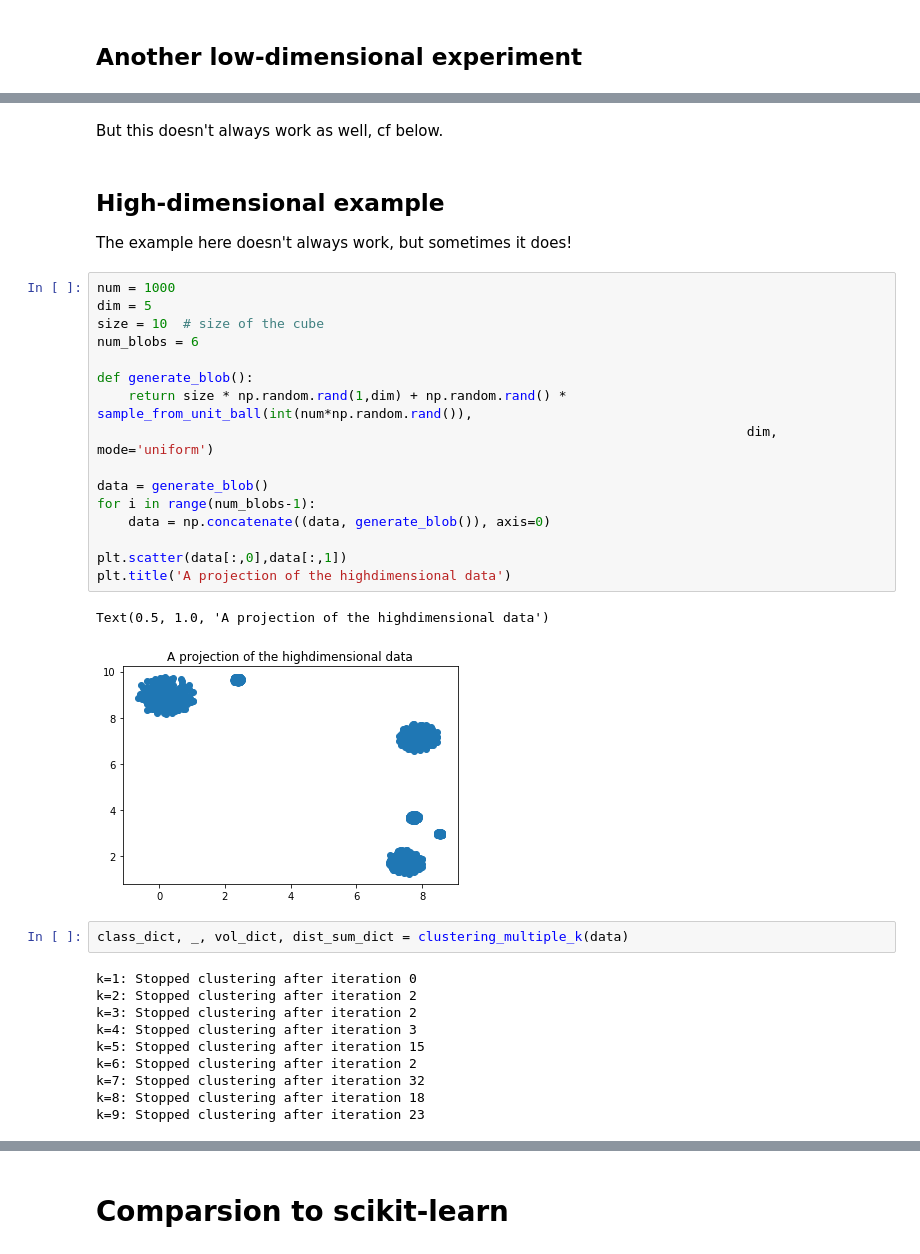
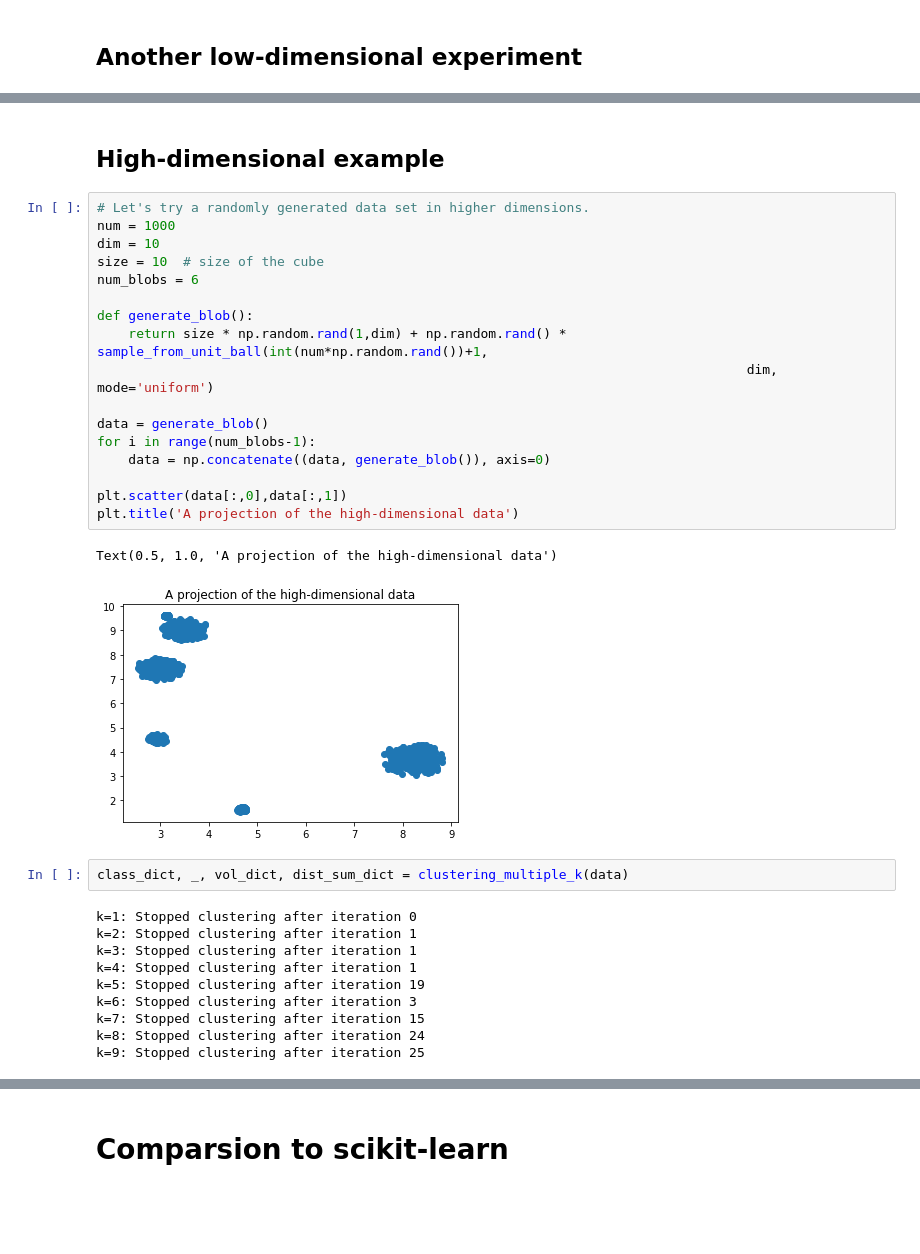
Before and after one commit to pasc85/clustering_easy_k_optimisation, a Jupyter notebook: clustering_easy_k_optimisation.ipynb, the cells around one changed output, grey strips where cells are left out. Saved outputs shown, nothing was run; the diff lists cells and outputs as text; blank space fills up the shorter version.

```diff
--- a/clustering_easy_k_optimisation.ipynb
+++ b/clustering_easy_k_optimisation.ipynb
@@ -169,40 +176,37 @@ Text(0.5, 1.0, 'k=3')
-# %% [markdown]
-But this doesn't always work as well, cf below.
-# %% [markdown]
-## High-dimensional example
-
-The example here doesn't always work, but sometimes it does!
+# %% [markdown]
+## High-dimensional example
 # %%
+# Let's try a randomly generated data set in higher dimensions.
 num = 1000
-dim = 5
+dim = 10
 size = 10  # size of the cube
 num_blobs = 6
 
 def generate_blob():
-    return size * np.random.rand(1,dim) + np.random.rand() * sample_from_unit_ball(int(num*np.random.rand()),
+    return size * np.random.rand(1,dim) + np.random.rand() * sample_from_unit_ball(int(num*np.random.rand())+1,
                                                                                    dim, mode='uniform')
 
 data = generate_blob()
 for i in range(num_blobs-1):
     data = np.concatenate((data, generate_blob()), axis=0)
 
 plt.scatter(data[:,0],data[:,1])
-plt.title('A projection of the highdimensional data')
+plt.title('A projection of the high-dimensional data')
 # %% [output]
-Text(0.5, 1.0, 'A projection of the highdimensional data')
+Text(0.5, 1.0, 'A projection of the high-dimensional data')
-[figure, old version]
+[figure, new version]
 # %%
 class_dict, _, vol_dict, dist_sum_dict = clustering_multiple_k(data)
 # %% [output]
 k=1: Stopped clustering after iteration 0
-k=2: Stopped clustering after iteration 2
-k=3: Stopped clustering after iteration 2
-k=4: Stopped clustering after iteration 3
-k=5: Stopped clustering after iteration 15
-k=6: Stopped clustering after iteration 2
-k=7: Stopped clustering after iteration 32
-k=8: Stopped clustering after iteration 18
-k=9: Stopped clustering after iteration 23
+k=2: Stopped clustering after iteration 1
+k=3: Stopped clustering after iteration 1
+k=4: Stopped clustering after iteration 1
+k=5: Stopped clustering after iteration 19
+k=6: Stopped clustering after iteration 3
+k=7: Stopped clustering after iteration 15
+k=8: Stopped clustering after iteration 24
+k=9: Stopped clustering after iteration 25
 # %%
 key='k=' + str(num_blobs)
 plt.scatter(data[:,0], data[:,1] ,c=class_dict[key])
```
Also changed, not shown: parts of 26 cells of this notebook, 1 other file.
